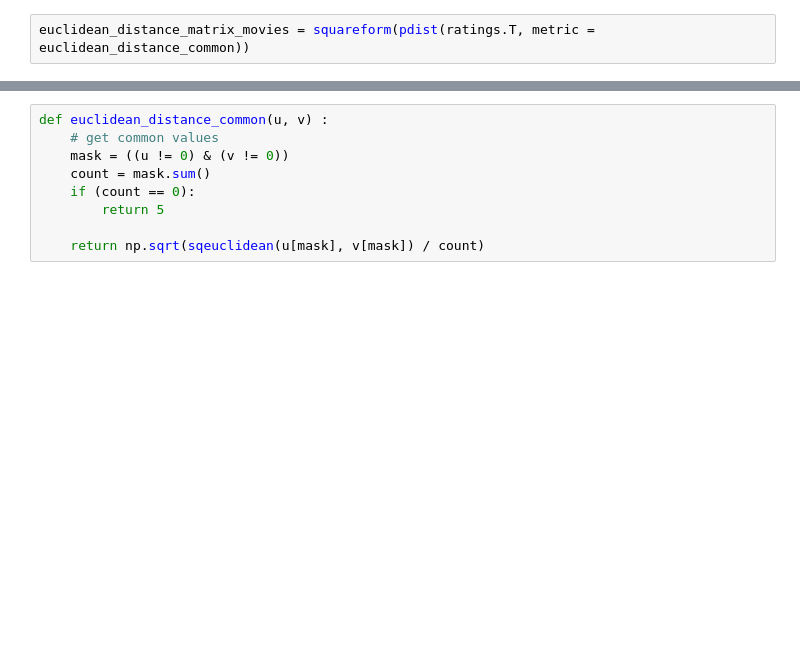
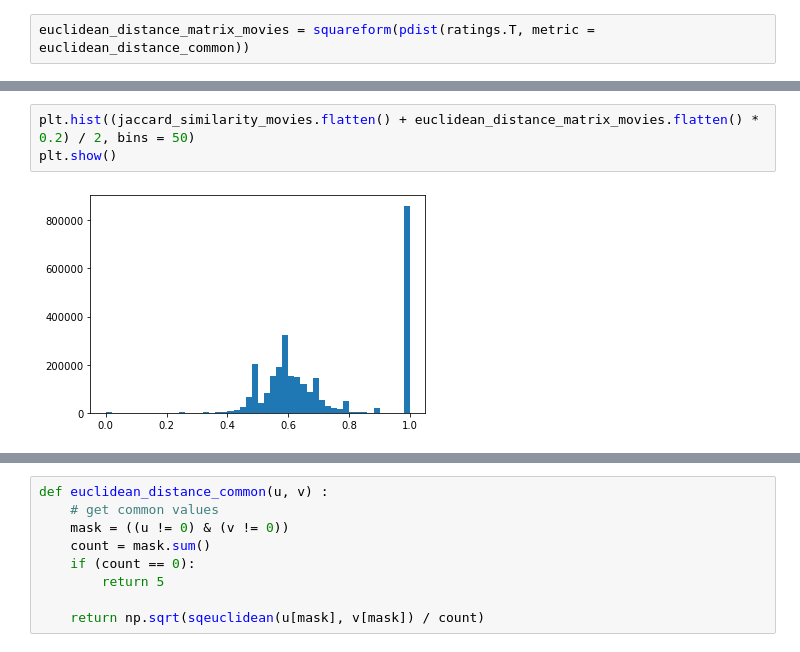
Before and after one commit to jlabhard/ntds_project_movielens, a Jupyter notebook: Untitled.ipynb, the cells around one changed output, grey strips where cells are left out. Cells and saved outputs as stored; diff of their text form; blank space fills up the shorter version.

```diff
--- a/Untitled.ipynb
+++ b/Untitled.ipynb
@@ -68 +67,6 @@ plt.hist(euclidean_distance_matrix_movies.flatten(), bins = 50)
 [figure]
+# %%
+plt.hist((jaccard_similarity_movies.flatten() + euclidean_distance_matrix_movies.flatten() * 0.2) / 2, bins = 50)
+plt.show()
+# %% [output]
+[figure, added]
```
Also changed, not shown: parts of 24 cells of this notebook, 7 other files.
